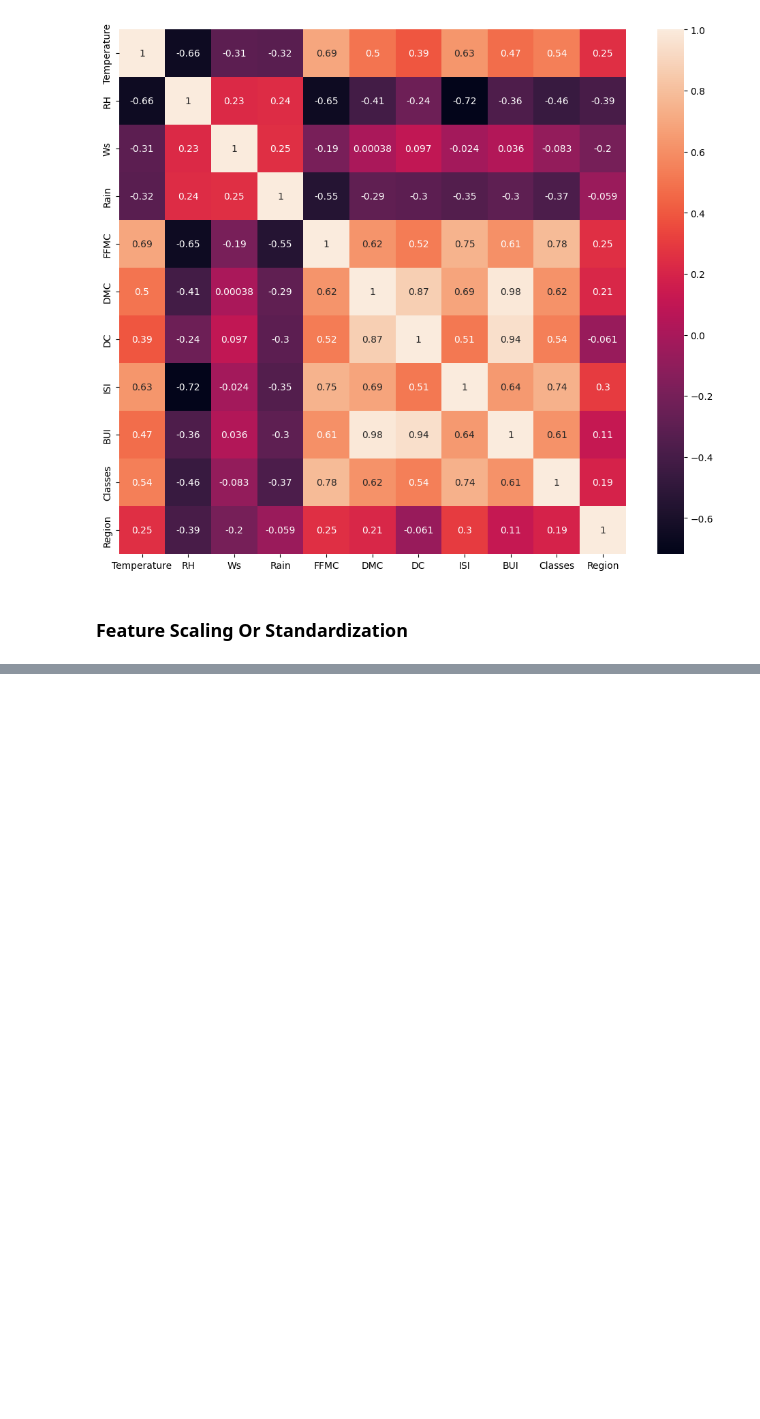
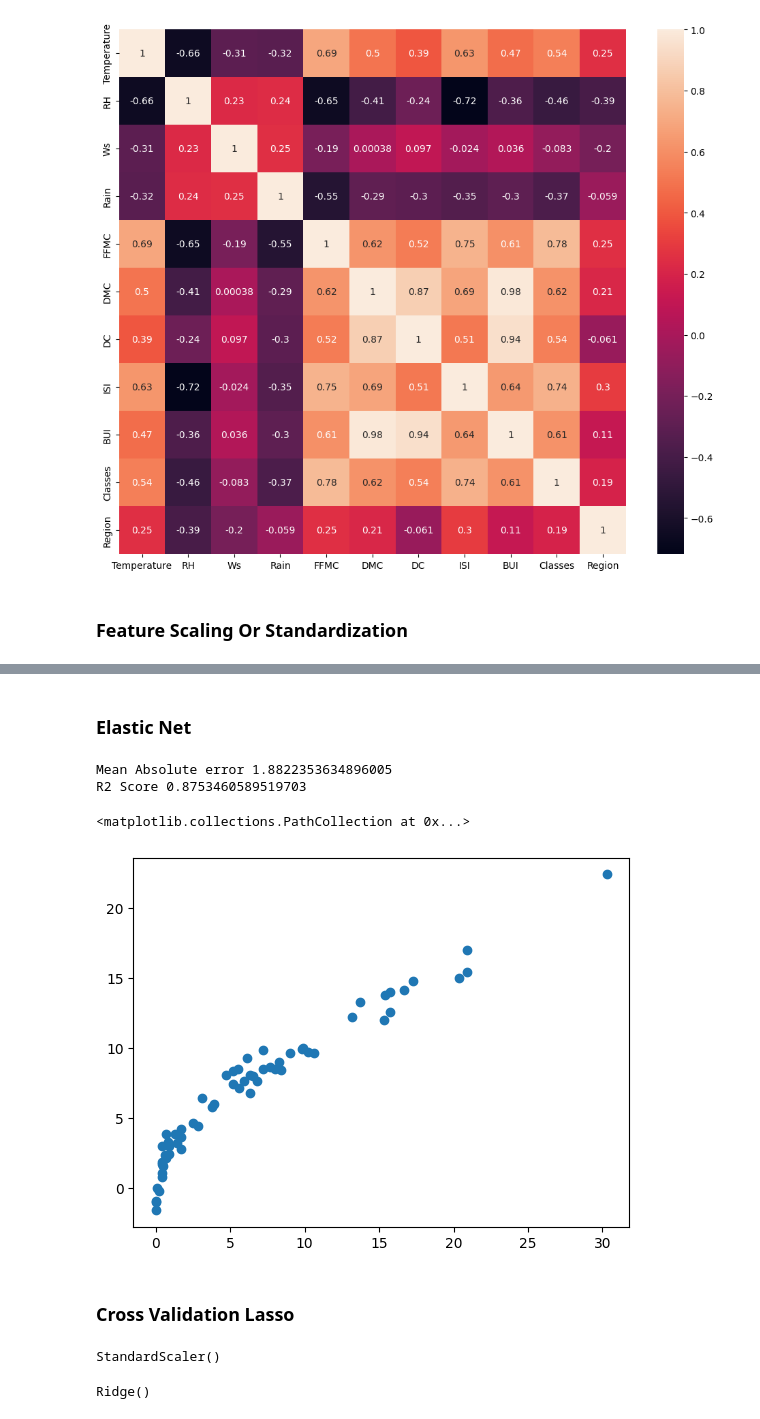
Before and after one commit to Sivapothala/all-materials, a Jupyter notebook: KrishNair/Machine Learning/Regression/feature selection.ipynb, the cells around one changed output, grey strips where cells are left out. Drawn from its saved outputs; the diff is of its cells as text; code cells hidden in the pictures; blank space fills up the shorter version.

```diff
--- a/KrishNair/Machine Learning/Regression/feature selection.ipynb
+++ b/KrishNair/Machine Learning/Regression/feature selection.ipynb
@@ -136,0 +189,20 @@ Text(0.5, 1.0, 'X_train After Scaling')
+# %% [markdown]
+### Elastic Net
+# %%
+from sklearn.linear_model import ElasticNet
+from sklearn.metrics import mean_absolute_error,r2_score
+elasticnet = ElasticNet()
+elasticnet.fit(X_train_scaled,y_train)
+y_pred = elasticnet.predict(X_test_scaled)
+mae = mean_absolute_error(y_pred,y_test)
+score = r2_score(y_test,y_pred)
+print("Mean Absolute error",mae)
+print("R2 Score",score)
+plt.scatter(y_test,y_pred)
+# %% [output]
+Mean Absolute error 1.8822353634896005
+R2 Score 0.8753460589519703
+<matplotlib.collections.PathCollection at 0x...>
+[figure, added]
+# %% [markdown]
+### Cross Validation Lasso
@@ -136,0 +212,9 @@ Text(0.5, 1.0, 'X_train After Scaling')
+# %%
+## Pickle the Pre Processing Models, preprocessing model standardscaler
+scaler
+# %% [output]
+StandardScaler()
+# %%
+ridge
+# %% [output]
+Ridge()
```
Also changed, not shown: parts of 8 cells of this notebook, 6 other files.
